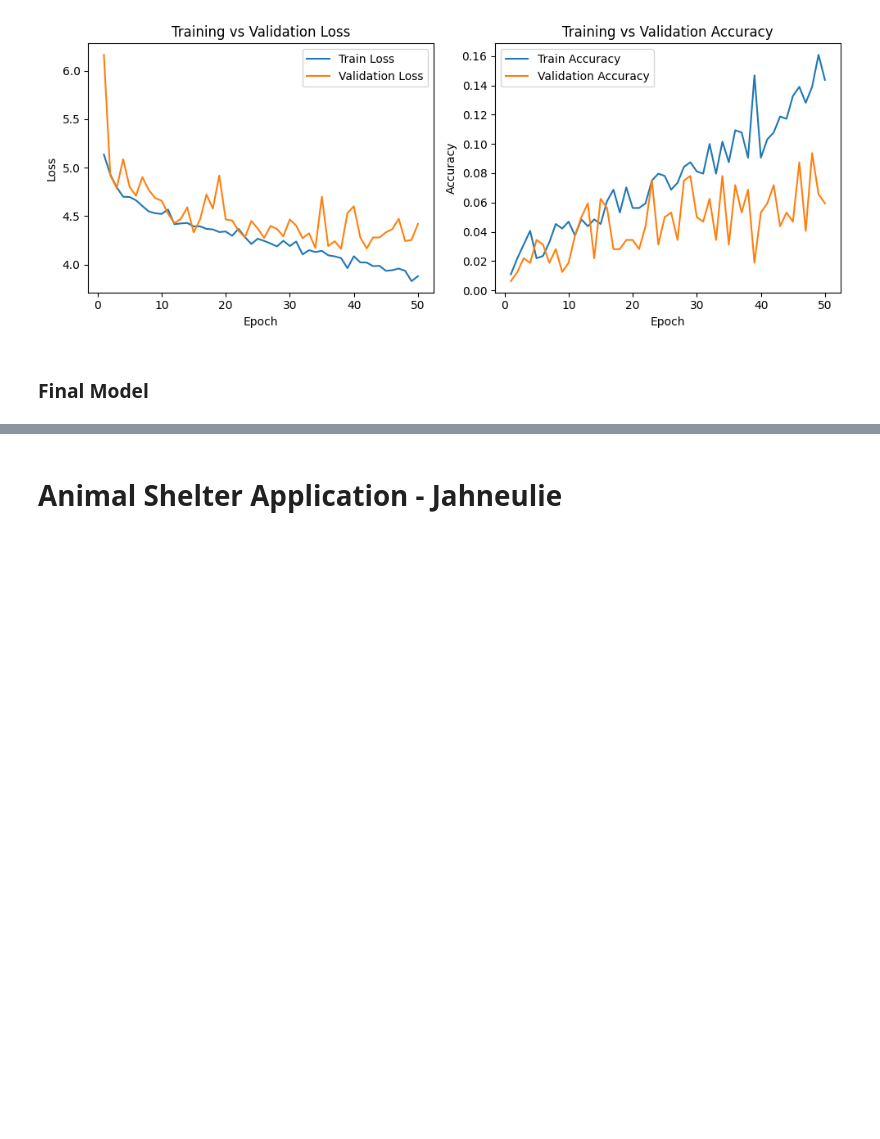
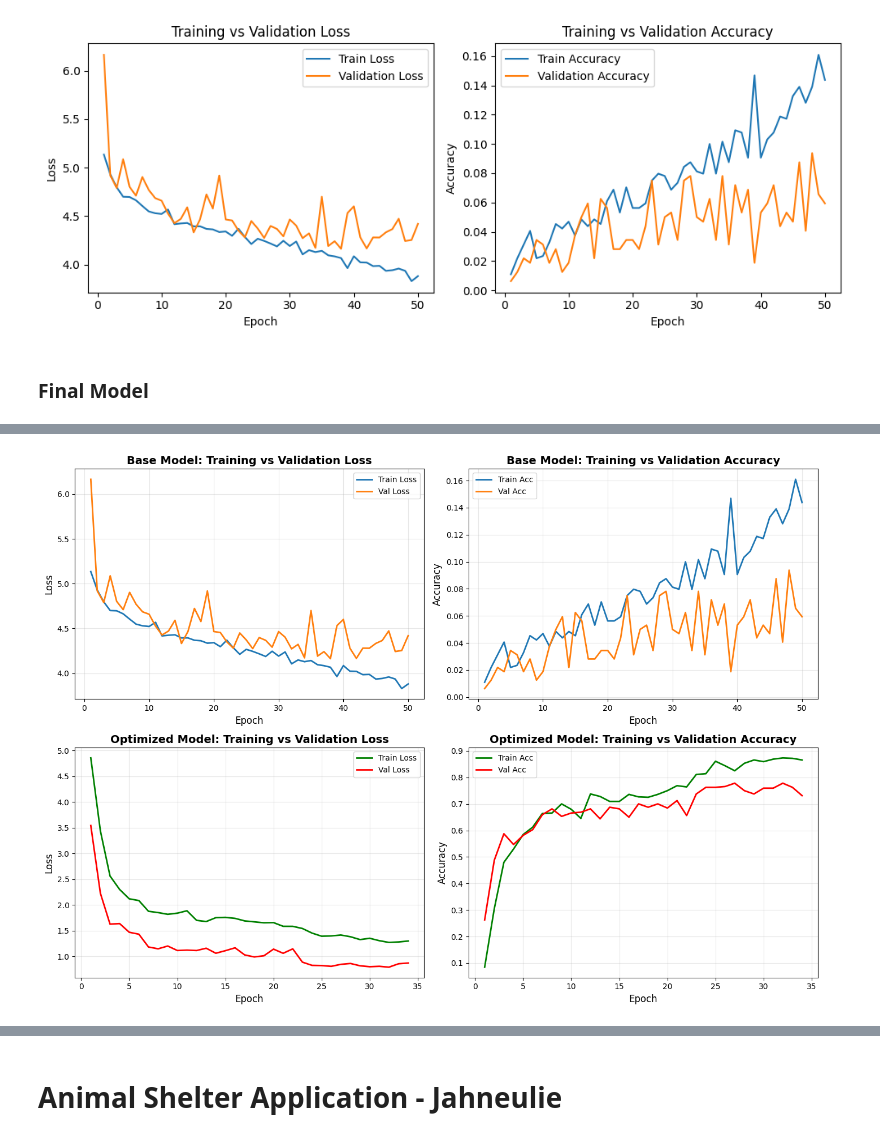
Before and after one commit to jweste25/cosc325-course-project, a Jupyter notebook: midterm-cp.ipynb, the cells around one changed output, grey strips where cells are left out. Drawn from its saved outputs; the diff is of its cells as text; code cells hidden in the pictures; blank space fills up the shorter version.

Commit message:
added optimized model

```diff
--- a/midterm-cp.ipynb
+++ b/midterm-cp.ipynb
@@ -409,0 +547,17 @@ plt.show()
+# %%
+df_history_optimized = pd.DataFrame(history_optimized)
+df_history_optimized.to_csv("training_history_optimized.csv", index=False)
+basic_final = basic_model.iloc[-1]
+optimized_final = df_history_optimized.iloc[-1]
+
+print("Base Model Final Performance:")
+print(f"  Training Accuracy: {basic_final['train_acc']:.3f}")
+print(f"  Validation Accuracy: {basic_final['val_acc']:.3f}")
+print(f"  Validation Loss: {basic_final['val_loss']:.4f}")
+
+print("\nOptimized Model Final Performance:")
+print(f"  Training Accuracy: {optimized_final['train_acc']:.3f}")
+print(f"  Validation Accuracy: {optimized_final['val_acc']:.3f}")
+print(f"  Validation Loss: {optimized_final['val_loss']:.4f}")
+
+print(f"\nImprovement in Validation Accuracy: {(optimized_final['val_acc'] - basic_final['val_acc'])*100:.1f}%")
@@ -409,0 +576,72 @@ plt.show()
+# %%
+fig, axes = plt.subplots(2, 2, figsize=(14, 10))
+
+# Plot 1: Base Model Loss
+axes[0, 0].plot(basic_model['epoch'], basic_model['train_loss'], label='Train Loss', linewidth=2)
+axes[0, 0].plot(basic_model['epoch'], basic_model['val_loss'], label='Val Loss', linewidth=2)
+axes[0, 0].set_xlabel('Epoch', fontsize=12)
+axes[0, 0].set_ylabel('Loss', fontsize=12)
+axes[0, 0].set_title('Base Model: Training vs Validation Loss', fontsize=14, fontweight='bold')
+axes[0, 0].legend(fontsize=10)
+axes[0, 0].grid(True, alpha=0.3)
+
+# Plot 2: Base Model Accuracy
+axes[0, 1].plot(basic_model['epoch'], basic_model['train_acc'], label='Train Acc', linewidth=2)
+axes[0, 1].plot(basic_model['epoch'], basic_model['val_acc'], label='Val Acc', linewidth=2)
+axes[0, 1].set_xlabel('Epoch', fontsize=12)
+axes[0, 1].set_ylabel('Accuracy', fontsize=12)
+axes[0, 1].set_title('Base Model: Training vs Validation Accuracy', fontsize=14, fontweight='bold')
+axes[0, 1].legend(fontsize=10)
+axes[0, 1].grid(True, alpha=0.3)
+
+# Plot 3: Optimized Model Loss
+axes[1, 0].plot(df_history_optimized['epoch'], df_history_optimized['train_loss'], label='Train Loss', linewidth=2, color='green')
+axes[1, 0].plot(df_history_optimized['epoch'], df_history_optimized['val_loss'], label='Val Loss', linewidth=2, color='red')
+axes[1, 0].set_xlabel('Epoch', fontsize=12)
+axes[1, 0].set_ylabel('Loss', fontsize=12)
+axes[1, 0].set_title('Optimized Model: Training vs Validation Loss', fontsize=14, fontweight='bold')
+axes[1, 0].legend(fontsize=10)
+axes[1, 0].grid(True, alpha=0.3)
+
+# Plot 4: Optimized Model Accuracy
+axes[1, 1].plot(df_history_optimized['epoch'], df_history_optimized['train_acc'], label='Train Acc', linewidth=2, color='green')
+axes[1, 1].plot(df_history_optimized['epoch'], df_history_optimized['val_acc'], label='Val Acc', linewidth=2, color='red')
+axes[1, 1].set_xlabel('Epoch', fontsize=12)
+axes[1, 1].set_ylabel('Accuracy', fontsize=12)
+axes[1, 1].set_title('Optimized Model: Training vs Validation Accuracy', fontsize=14, fontweight='bold')
+axes[1, 1].legend(fontsize=10)
+axes[1, 1].grid(True, alpha=0.3)
+
+plt.tight_layout()
+plt.savefig('model_comparison.png', dpi=300, bbox_inches='tight')
+plt.show()
+
+# Side-by-side validation accuracy comparison
+plt.figure(figsize=(12, 5))
+
+plt.subplot(1, 2, 1)
+plt.plot(basic_model['epoch'], basic_model['val_acc'], label='Base Model', linewidth=2.5, color='blue')
+plt.plot(df_history_optimized['epoch'], df_history_optimized['val_acc'], label='Optimized Model', linewidth=2.5, color='green')
+plt.xlabel('Epoch', fontsize=12)
+plt.ylabel('Validation Accuracy', fontsize=12)
+plt.title('Validation Accuracy Comparison', fontsize=14, fontweight='bold')
+plt.legend(fontsize=11)
+plt.grid(True, alpha=0.3)
+
+plt.subplot(1, 2, 2)
+models = ['Base Model', 'Optimized Model']
+final_accs = [basic_final['val_acc'], optimized_final['val_acc']]
+colors = ['blue', 'green']
+bars = plt.bar(models, final_accs, color=colors, alpha=0.7, edgecolor='black', linewidth=2)
+plt.ylabel('Final Validation Accuracy', fontsize=12)
+plt.title('Final Model Performance', fontsize=14, fontweight='bold')
+plt.ylim([0, max(final_accs) * 1.2])
+for bar, acc in zip(bars, final_accs):
+    plt.text(bar.get_x() + bar.get_width()/2, bar.get_height() + 0.01, f'{acc:.3f}', ha='center', fontsize=12, fontweight='bold')
+plt.grid(True, alpha=0.3, axis='y')
+
+plt.tight_layout()
+plt.savefig('final_comparison.png', dpi=300, bbox_inches='tight')
+plt.show()
+# %% [output]
+[figure, added]
```
Also changed, not shown: parts of 15 cells of this notebook, 5 other files.
